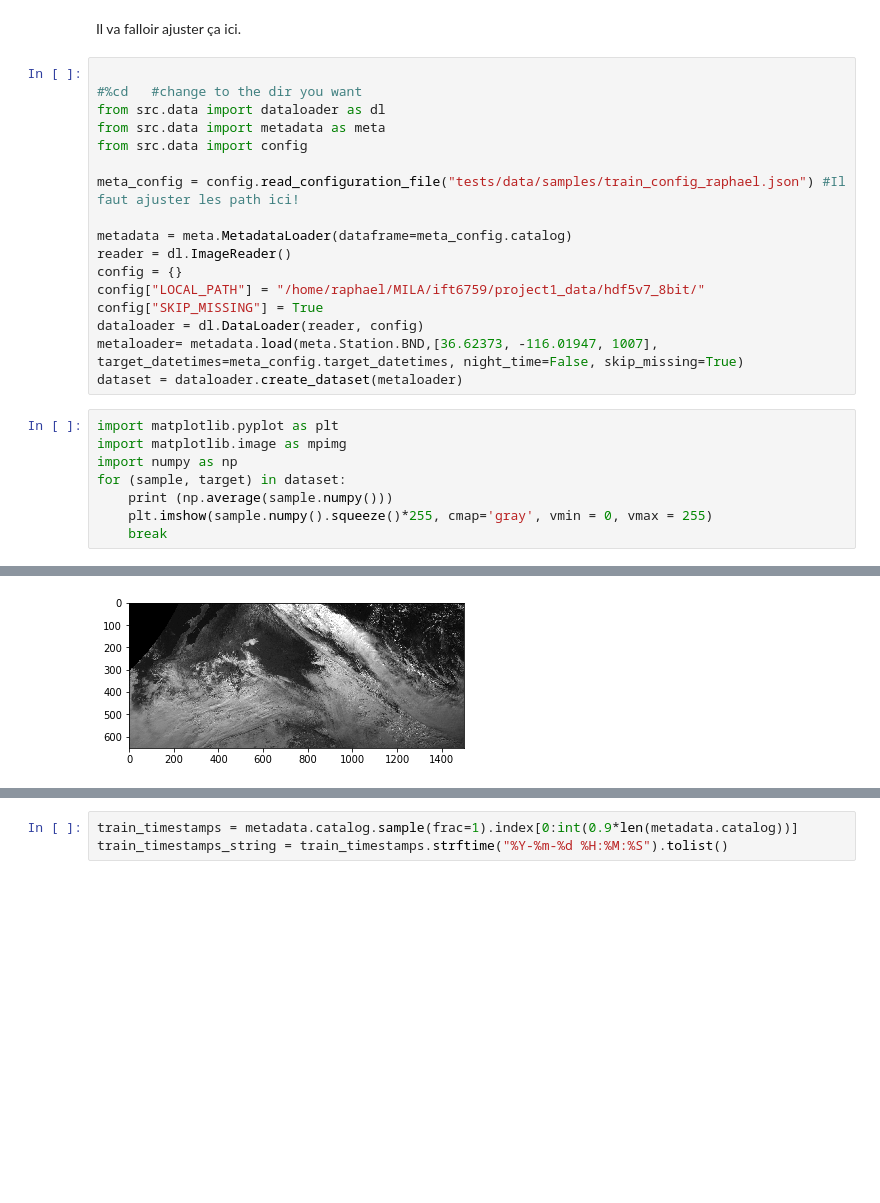
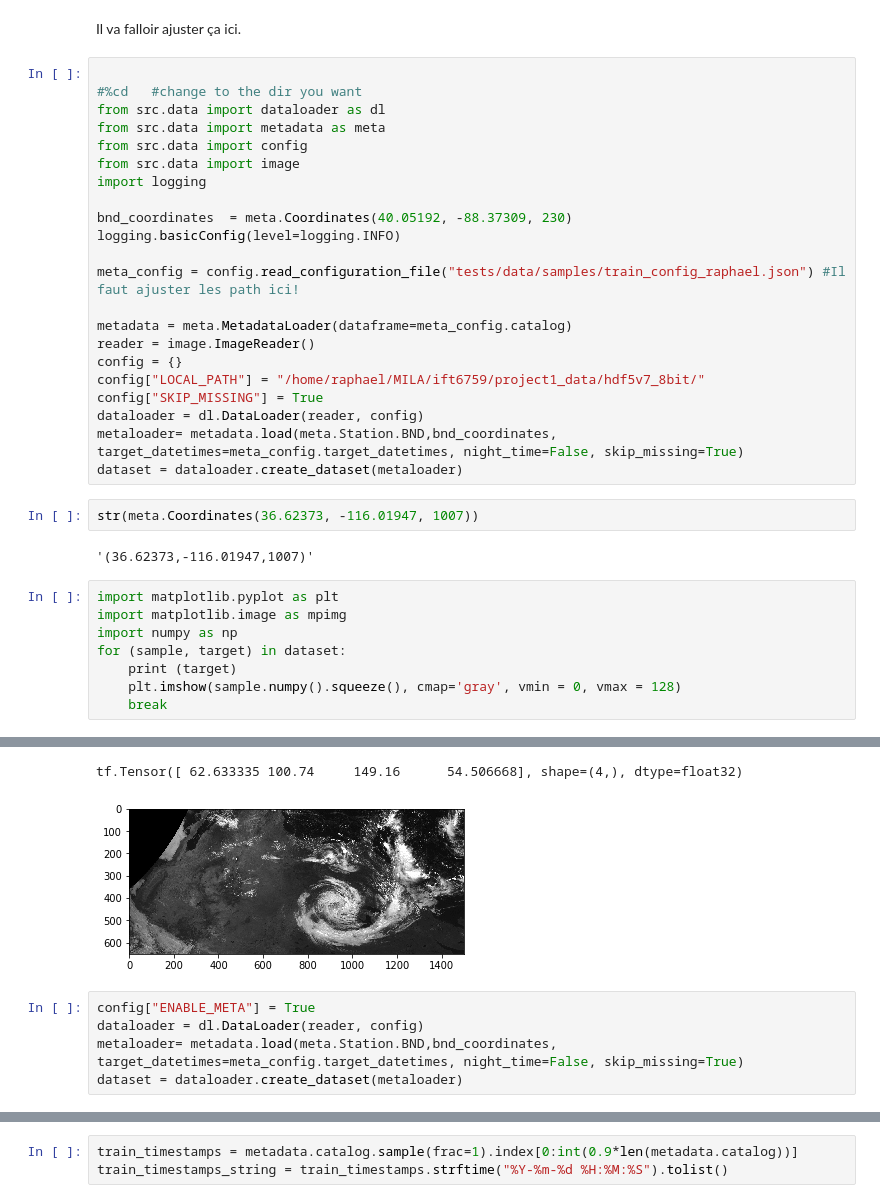
Before and after one commit to nathanielsimard/Solar-Irradiance-Prediction, a Jupyter notebook: notebooks/training_dry_run.ipynb, the cells around one changed output, grey strips where cells are left out. Saved outputs shown, nothing was run; the diff lists cells and outputs as text; blank space fills up the shorter version.

Commit message:
Clearsky data available in dataloader.

```diff
--- a/notebooks/training_dry_run.ipynb
+++ b/notebooks/training_dry_run.ipynb
@@ -12,23 +13,32 @@ Il va falloir ajuster ça ici.
 from src.data import dataloader as dl
 from src.data import metadata as meta
 from src.data import config
+from src.data import image
+import logging
+
+bnd_coordinates  = meta.Coordinates(40.05192, -88.37309, 230)
+logging.basicConfig(level=logging.INFO)
 
 meta_config = config.read_configuration_file("tests/data/samples/train_config_raphael.json") #Il faut ajuster les path ici!
 
 metadata = meta.MetadataLoader(dataframe=meta_config.catalog)
-reader = dl.ImageReader()
+reader = image.ImageReader()
 config = {}
 config["LOCAL_PATH"] = "/home/raphael/MILA/ift6759/project1_data/hdf5v7_8bit/"
 config["SKIP_MISSING"] = True
 dataloader = dl.DataLoader(reader, config)
-metaloader= metadata.load(meta.Station.BND,[36.62373, -116.01947, 1007], target_datetimes=meta_config.target_datetimes, night_time=False, skip_missing=True)
+metaloader= metadata.load(meta.Station.BND,bnd_coordinates, target_datetimes=meta_config.target_datetimes, night_time=False, skip_missing=True)
 dataset = dataloader.create_dataset(metaloader)
+# %%
+str(meta.Coordinates(36.62373, -116.01947, 1007))
+# %% [output]
+'(36.62373,-116.01947,1007)'
 # %%
 import matplotlib.pyplot as plt
 import matplotlib.image as mpimg
 import numpy as np
 for (sample, target) in dataset:
-    print (np.average(sample.numpy()))
-    plt.imshow(sample.numpy().squeeze()*255, cmap='gray', vmin = 0, vmax = 255)
+    print (target)
+    plt.imshow(sample.numpy().squeeze(), cmap='gray', vmin = 0, vmax = 128)
     break
 # %% [output]
@@ -36 +46,7 @@ for (sample, target) in dataset:
+tf.Tensor([ 62.633335 100.74     149.16      54.506668], shape=(4,), dtype=float32)
-[figure, old version]
+[figure, new version]
+# %%
+config["ENABLE_META"] = True
+dataloader = dl.DataLoader(reader, config)
+metaloader= metadata.load(meta.Station.BND,bnd_coordinates, target_datetimes=meta_config.target_datetimes, night_time=False, skip_missing=True)
+dataset = dataloader.create_dataset(metaloader)
```
Also changed, not shown: parts of 4 cells of this notebook, 12 other files.
